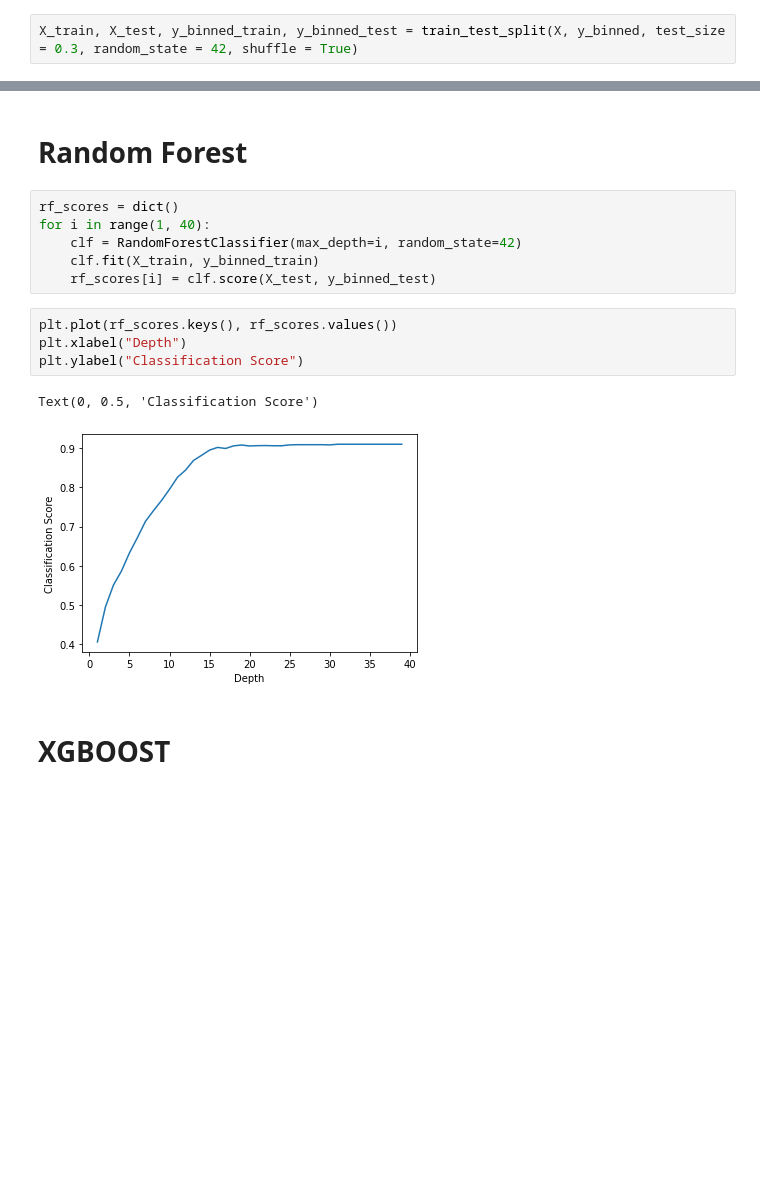
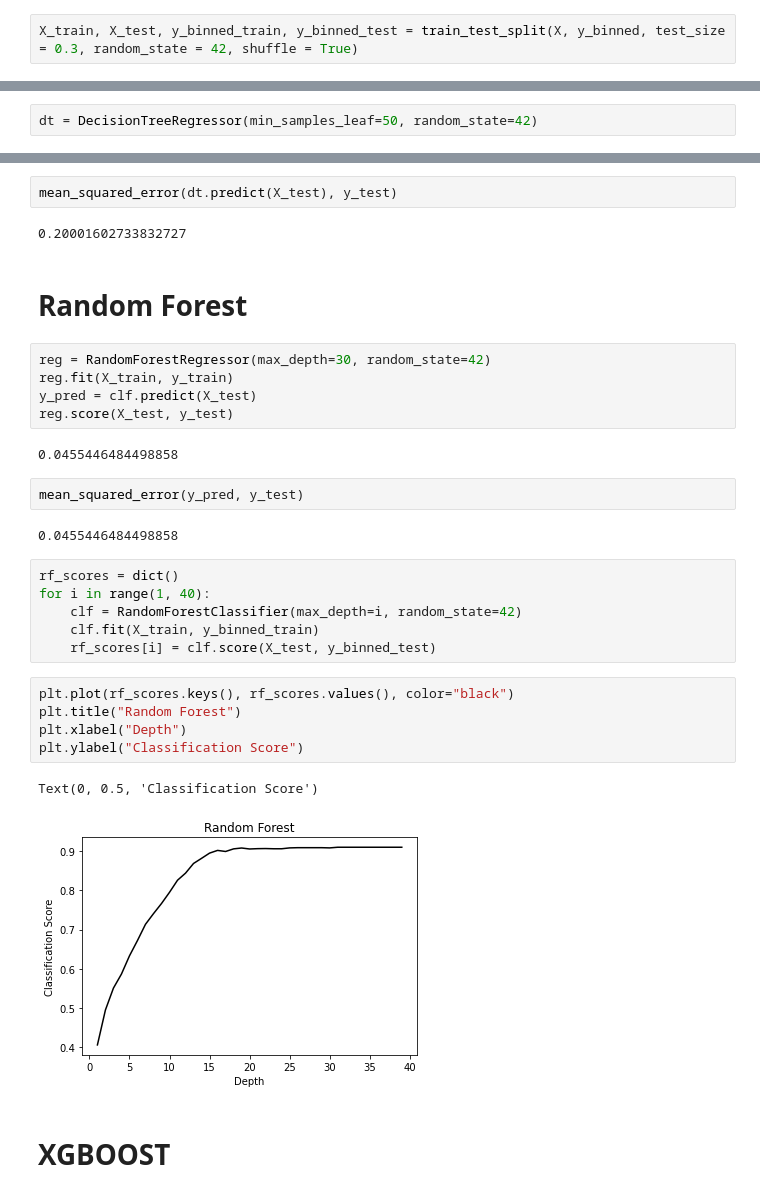
Before and after one commit to emircanerol/CarPricePrediction, a Jupyter notebook: Used Car Price Prediction.ipynb, the cells around one changed output, grey strips where cells are left out. Cells and saved outputs as stored; diff of their text form; blank space fills up the shorter version.

```diff
--- a/Used Car Price Prediction.ipynb
+++ b/Used Car Price Prediction.ipynb
@@ -252,3 +251,5 @@ X_train, X_test, y_binned_train, y_binned_test = train_test_split(X, y_binned, t
+# %%
+dt = DecisionTreeRegressor(min_samples_leaf=50, random_state=42)
 # %%
 dt.fit(X_train, y_train)
 # %% [output]
@@ -260,5 +261,20 @@ dt.score(X_test, y_test)
+# %%
+mean_squared_error(dt.predict(X_test), y_test)
+# %% [output]
+0.20001602733832727
 # %% [markdown]
 # Random Forest
+# %%
+reg = RandomForestRegressor(max_depth=30, random_state=42)
+reg.fit(X_train, y_train)
+y_pred = clf.predict(X_test)
+reg.score(X_test, y_test)
+# %% [output]
+0.0455446484498858
+# %%
+mean_squared_error(y_pred, y_test)
+# %% [output]
+0.0455446484498858
 # %%
 rf_scores = dict()
 for i in range(1, 40):
@@ -266,12 +282,13 @@ for i in range(1, 40):
     clf.fit(X_train, y_binned_train)
     rf_scores[i] = clf.score(X_test, y_binned_test)
 # %%
-plt.plot(rf_scores.keys(), rf_scores.values())
+plt.plot(rf_scores.keys(), rf_scores.values(), color="black")
+plt.title("Random Forest")
 plt.xlabel("Depth")
 plt.ylabel("Classification Score")
 # %% [output]
 Text(0, 0.5, 'Classification Score')
-[figure, old version]
+[figure, new version]
 # %% [markdown]
 # XGBOOST
 # %%
```
Also changed, not shown: parts of 16 cells of this notebook, 1 other file.
